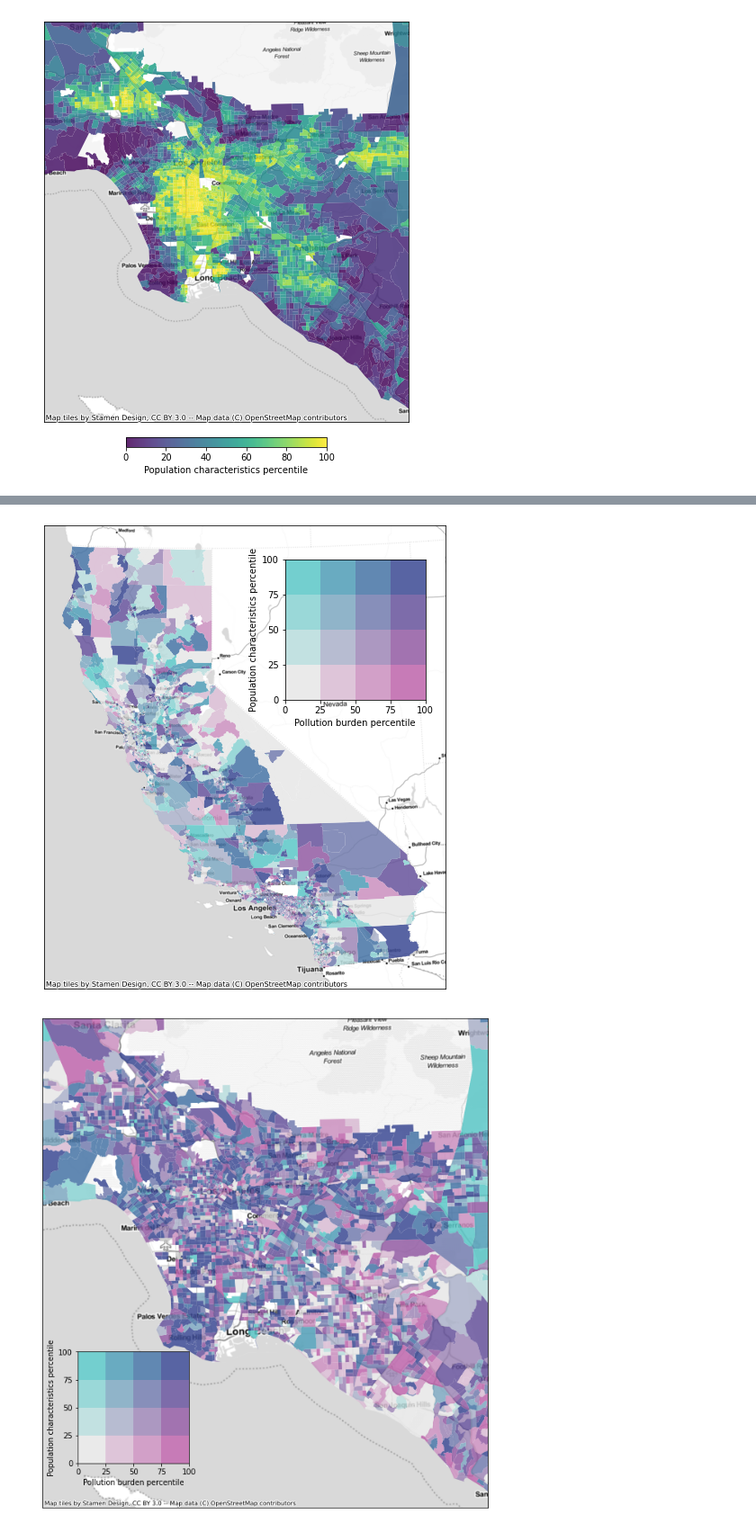
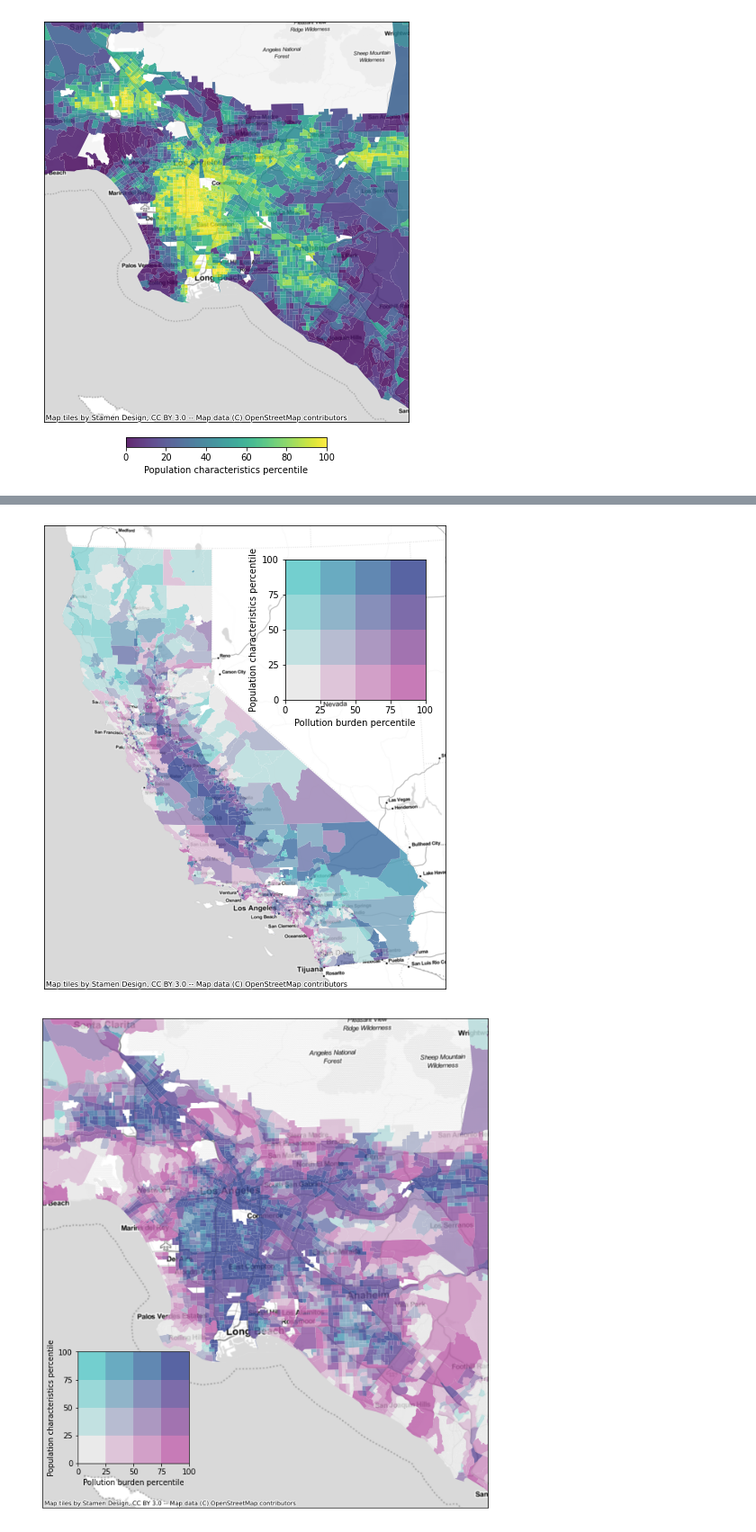
Before and after one commit to ahamilton144/WPB-bivariate-choropleth-maps, a Jupyter notebook: WPB-bivariate-choropleth-map.ipynb, the cells around one changed output, grey strips where cells are left out. Shown at 90% size. Cells and saved outputs as stored; diff of their text form; code cells hidden in the pictures.

Commit message:
fix bivariate bug

```diff
--- a/WPB-bivariate-choropleth-map.ipynb
+++ b/WPB-bivariate-choropleth-map.ipynb
@@ -136,16 +155,16 @@ def get_bivariate_choropleth_color(p1, p2):
 
     return color
 # %%
+### plot map based on bivariate choropleth
 fig, ax = plt.subplots(1,1, figsize=(8,10))
-
 attr = 'CIscoreP'
 ces['color_bivariate'] = [get_bivariate_choropleth_color(p1, p2) for p1,p2 in zip(ces['PolBurdP'].values, ces['PopCharP'].values)]
-ces.loc[ces[attr] >= 0].plot(ax=ax, color=ces['color_bivariate'], alpha=alpha, legend=False)
+ces.loc[ces[attr] >= 0].plot(ax=ax, color=ces.loc[ces[attr] >= 0]['color_bivariate'], alpha=alpha, legend=False)
 cx.add_basemap(ax = ax, crs=ces.crs, source=cx.providers.Stamen.TonerLite)
 ax.set_xticks([])
 ax.set_yticks([])
 
-
+### now create inset legend
 ax = ax.inset_axes([0.6,0.6,0.35,0.35])
 ax.set_aspect('equal', adjustable='box')
 count = 0
@@ -161,7 +180,6 @@ for i,percentile_bound_p1 in enumerate(percentile_bounds):
             yticks.append(percentile_bound_p2)
     xticks.append(percentile_bound_p1)
 
-
 _=ax.set_xlim([0,len(percentile_bounds)])
 _=ax.set_ylim([0,len(percentile_bounds)])
 _=ax.set_xticks(list(range(len(percentile_bounds)+1)), xticks)
@@ -171,42 +189,42 @@ _=ax.set_ylabel('Population characteristics percentile')
 
 plt.savefig(f'figs/bivariate.jpg', dpi=dpi, bbox_inches='tight')
 # %% [output]
-[figure, old version]
+[figure, new version]
 # %%
 fig, ax = plt.subplots(1,1, figsize=(12,12))
 
 ax.set_xlim([120000, 220000])
 ax.set_ylim([-510000, -400000])
 ces['color_bivariate'] = [get_bivariate_choropleth_color(p1, p2) for p1,p2 in zip(ces['PolBurdP'].values, ces['PopCharP'].values)]
-ces.loc[ces[attr] >= 0].plot(ax=ax, color=ces['color_bivariate'], alpha=alpha, legend=False)
+ces.loc[ces[attr] >= 0].plot(ax=ax, color=ces.loc[ces[attr] >= 0]['color_bivariate'], alpha=alpha, legend=False)
 cx.add_basemap(ax = ax, crs=ces.crs, source=cx.providers.Stamen.TonerLite)
 ax.set_xticks([])
 ax.set_yticks([])
 
 
 ax = ax.inset_axes([0.08, 0.08,0.25,0.25])
 ax.set_aspect('equal', adjustable='box')
 count = 0
 xticks = [0]
 yticks = [0]
 for i,percentile_bound_p1 in enumerate(percentile_bounds):
     for j,percentile_bound_p2 in enumerate(percentile_bounds):
         percentileboxes = [Rectangle((i,j), 1, 1)]
         pc = PatchCollection(percentileboxes, facecolor=colorlist[count], alpha=alpha)
         count += 1
         ax.add_collection(pc)
         if i == 0:
             yticks.append(percentile_bound_p2)
     xticks.append(percentile_bound_p1)
 
 
 _=ax.set_xlim([0,len(percentile_bounds)])
 _=ax.set_ylim([0,len(percentile_bounds)])
 _=ax.set_xticks(list(range(len(percentile_bounds)+1)), xticks)
 _=ax.set_xlabel('Pollution burden percentile')
 _=ax.set_yticks(list(range(len(percentile_bounds)+1)), yticks)
 _=ax.set_ylabel('Population characteristics percentile')
 
 plt.savefig(f'figs/bivariate_zoom.jpg', dpi=dpi, bbox_inches='tight')
 # %% [output]
-[figure, old version]
+[figure, new version]
```
Also changed, not shown: parts of 3 cells of this notebook, 2 other files.
